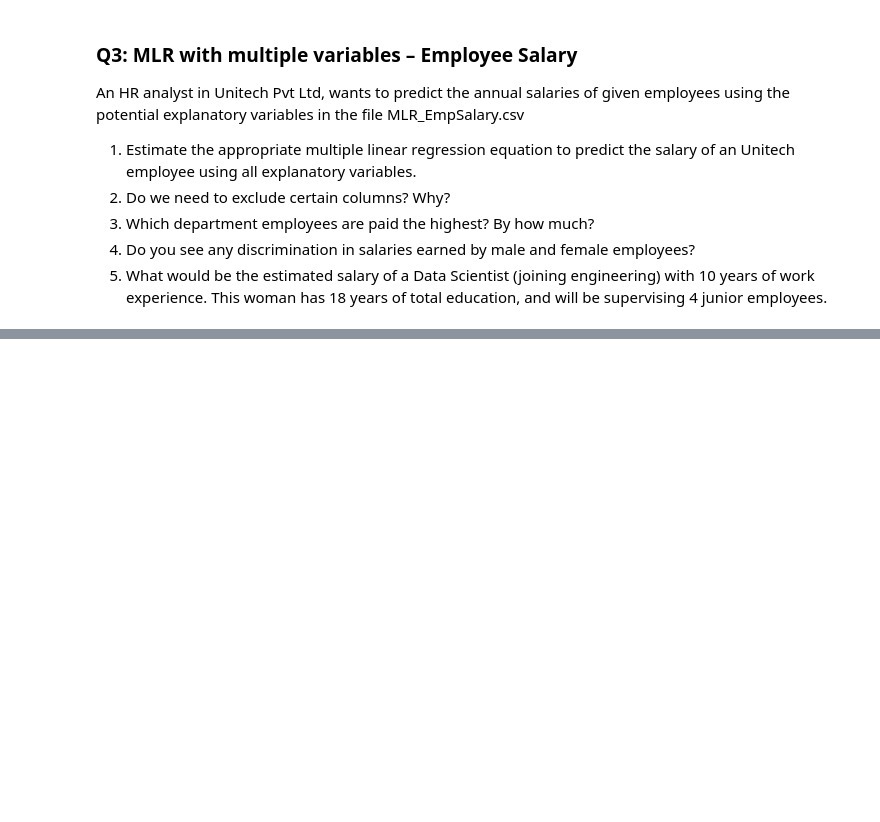
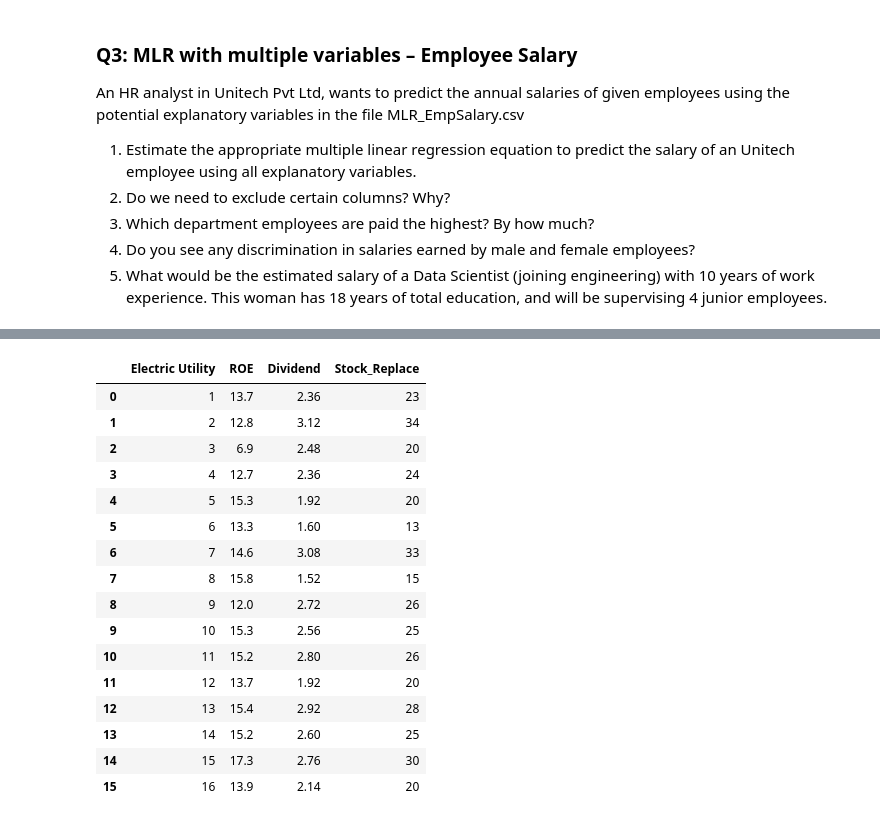
Before and after one commit to subhendu23/Data_Science, a Jupyter notebook: Assignment_06_SB_Sep_04.ipynb, the cells around one changed output, grey strips where cells are left out. Cells and saved outputs as stored; diff of their text form; code cells hidden in the pictures; blank space fills up the shorter version.

```diff
--- a/Assignment_06_SB_Sep_04.ipynb
+++ b/Assignment_06_SB_Sep_04.ipynb
@@ -209,0 +362,4 @@ EmpSalary_df.sample(10)
+# %%
+UtilCo_df=pd.read_csv('MLR_StockPrice.csv')
+
+UtilCo_df.sample(10)
@@ -209,0 +392,25 @@ EmpSalary_df.sample(10)
+# %%
+UtilCo_df['Stock_Replace'] = UtilCo_df['Stock Price'].str.replace('$', '')
+UtilCo_df['Stock_Replace'] = pd.to_numeric(UtilCo_df['Stock_Replace'])
+##UtilCo_df=UtilCo_df.rename('{}_util'.format)
+# %%
+UtilCo_df.drop(['Stock Price'],axis=1,inplace=True)
+UtilCo_df
+# %% [output]
+|  | Electric Utility | ROE | Dividend | Stock_Replace |
+| 0 | 1 | 13.7 | 2.36 | 23 |
+| 1 | 2 | 12.8 | 3.12 | 34 |
+| 2 | 3 | 6.9 | 2.48 | 20 |
+| 3 | 4 | 12.7 | 2.36 | 24 |
+| 4 | 5 | 15.3 | 1.92 | 20 |
+| 5 | 6 | 13.3 | 1.60 | 13 |
+| 6 | 7 | 14.6 | 3.08 | 33 |
+| 7 | 8 | 15.8 | 1.52 | 15 |
+| 8 | 9 | 12.0 | 2.72 | 26 |
+| 9 | 10 | 15.3 | 2.56 | 25 |
+| 10 | 11 | 15.2 | 2.80 | 26 |
+| 11 | 12 | 13.7 | 1.92 | 20 |
+| 12 | 13 | 15.4 | 2.92 | 28 |
+| 13 | 14 | 15.2 | 2.60 | 25 |
+| 14 | 15 | 17.3 | 2.76 | 30 |
+| 15 | 16 | 13.9 | 2.14 | 20 |
```
Also changed, not shown: parts of 30 cells of this notebook.
